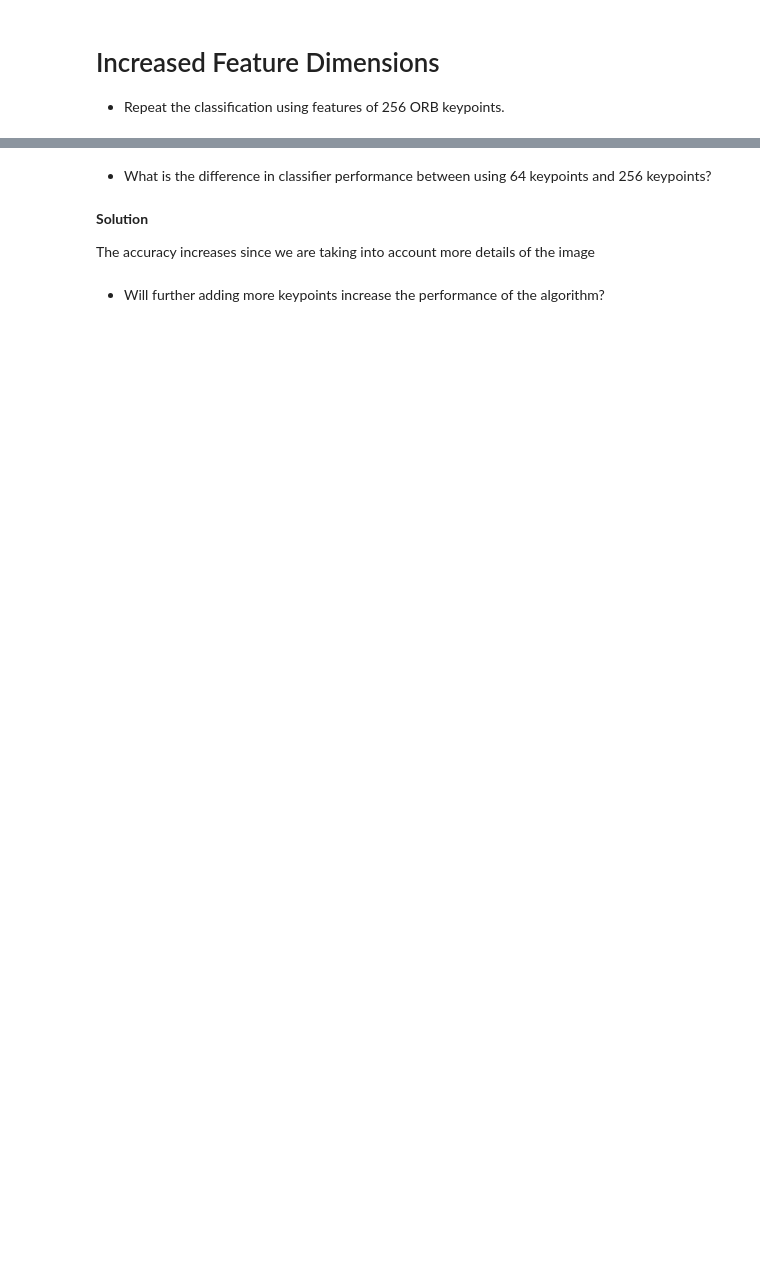
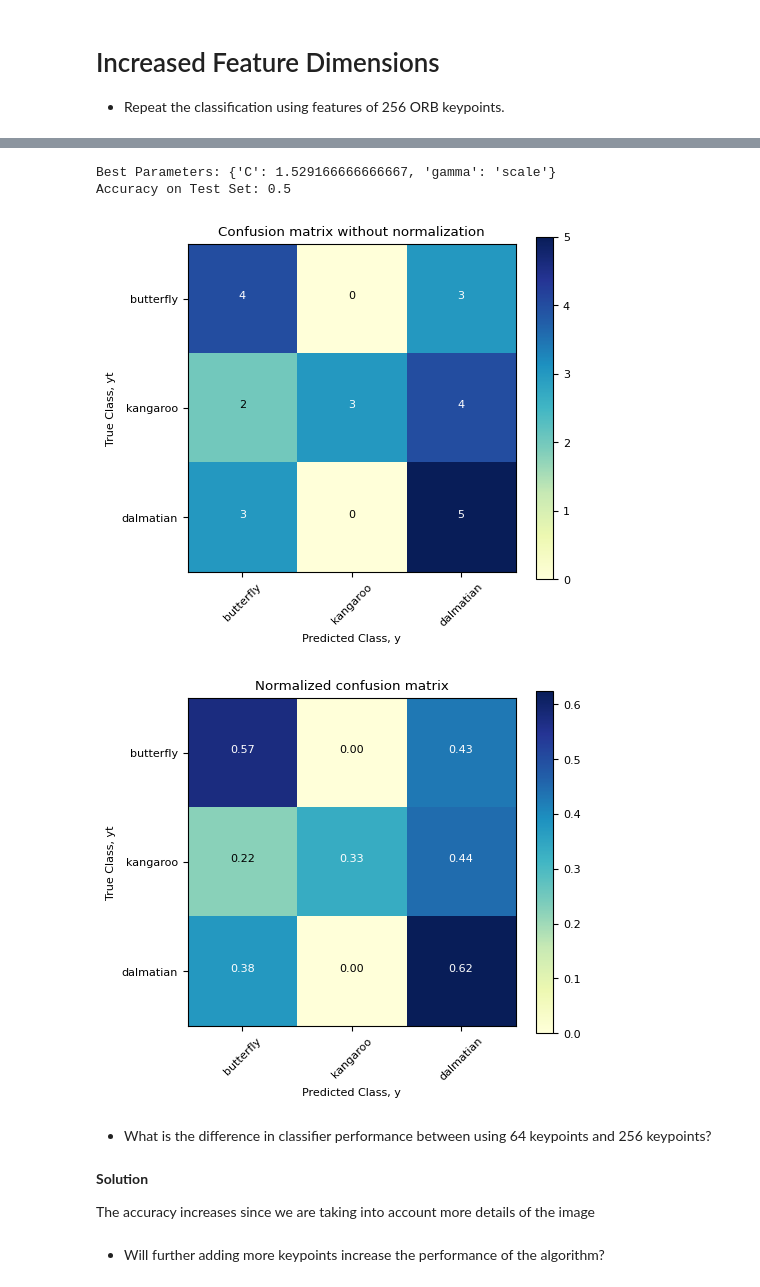
Before and after one commit to MarioROT/CV-MAI, a Jupyter notebook: Session 7/p7_1_image_classification_using_BoVW.ipynb, the cells around one changed output, grey strips where cells are left out. Drawn from its saved outputs; the diff is of its cells as text; code cells hidden in the pictures; blank space fills up the shorter version.

```diff
--- a/Session 7/p7_1_image_classification_using_BoVW.ipynb
+++ b/Session 7/p7_1_image_classification_using_BoVW.ipynb
@@ -287,3 +321,35 @@ for image in x_train:
+# %%
+all_descriptors_test_2.shape
+all_descriptors_test_2=all_descriptors_test_2.reshape(24*256,256)
+# %%
+predicted_test_2=[kmeans.predict(i.reshape(1, -1))[0] for i in all_descriptors_test_2]
+# %%
+test_rep_2=np.array(predicted_test_2).reshape((24, 256))
+# %%
+param_grid = {'C': np.linspace(0.1,5,num=25), 'gamma': [0.01, 0.1, 1,'scale','auto']}
+
+grid_search_2 = GridSearchCV(SVC(), param_grid, cv=5, scoring='accuracy')
+grid_search_2.fit(train_rep_2, y_train)
+
+print("Best Parameters:", grid_search_2.best_params_)
+
+# Evaluate the model on the test set with the best parameters
+best_svc = grid_search_2.best_estimator_
+y_pred_2 = best_svc.predict(test_rep_2)
+
+# solution
+accuracy = accuracy_score(y_test, y_pred_2)
+print("Accuracy on Test Set:", accuracy)
+# %% [output]
+Best Parameters: {'C': 1.529166666666667, 'gamma': 'scale'}
+Accuracy on Test Set: 0.5
+# %%
+from sklearn.metrics import confusion_matrix
+cp.plot_confusion_matrix(confusion_matrix(y_test, y_pred_2),categories, (5,5), colors='YlGnBu', normalize=False, fsizes={'font':8})
+cp.plot_confusion_matrix(confusion_matrix(y_test, y_pred_2),categories, (5,5), colors='YlGnBu', normalize=True, fsizes={'font':8})
+# %% [output]
+[figure, added]
+[figure, added]
 # %% [markdown]
 *   What is the difference in classifier performance between using 64 keypoints and 256 keypoints?
 # %% [markdown]
```
Also changed, not shown: parts of 51 cells of this notebook.
